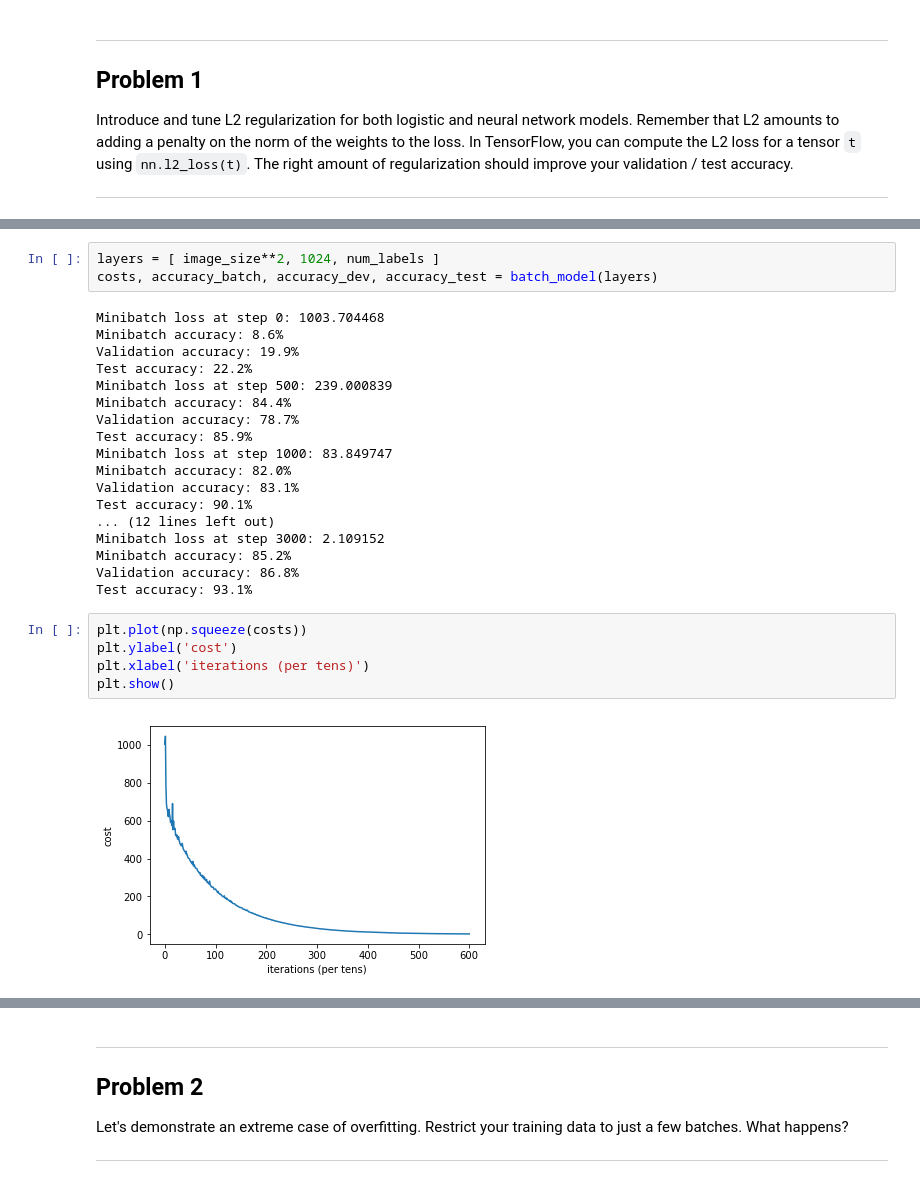
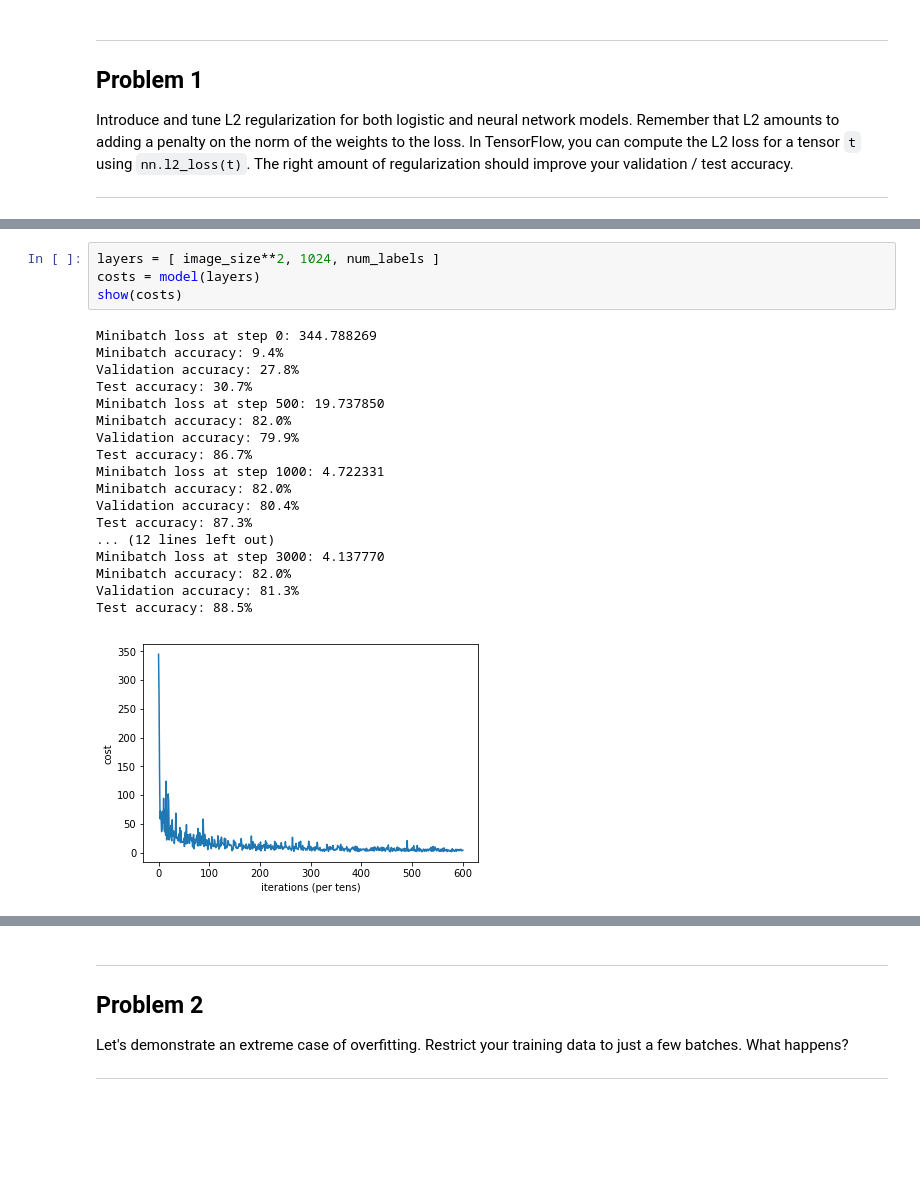
Before and after one commit to dlarionov/ud730, a Jupyter notebook: 3_regularization.ipynb, the cells around one changed output, grey strips where cells are left out. Cells and saved outputs as stored; diff of their text form; blank space fills up the shorter version.

```diff
--- a/3_regularization.ipynb
+++ b/3_regularization.ipynb
@@ -173,28 +218,23 @@ Test accuracy: 87.7%
 # %%
 layers = [ image_size**2, 1024, num_labels ]
-costs, accuracy_batch, accuracy_dev, accuracy_test = batch_model(layers)
+costs = model(layers)
+show(costs)
 # %% [output]
-Minibatch loss at step 0: 1003.704468
-Minibatch accuracy: 8.6%
-Validation accuracy: 19.9%
-Test accuracy: 22.2%
-Minibatch loss at step 500: 239.000839
-Minibatch accuracy: 84.4%
-Validation accuracy: 78.7%
-Test accuracy: 85.9%
-Minibatch loss at step 1000: 83.849747
+Minibatch loss at step 0: 344.788269
+Minibatch accuracy: 9.4%
+Validation accuracy: 27.8%
+Test accuracy: 30.7%
+Minibatch loss at step 500: 19.737850
 Minibatch accuracy: 82.0%
-Validation accuracy: 83.1%
-Test accuracy: 90.1%
+Validation accuracy: 79.9%
+Test accuracy: 86.7%
+Minibatch loss at step 1000: 4.722331
+Minibatch accuracy: 82.0%
+Validation accuracy: 80.4%
+Test accuracy: 87.3%
 ... (12 lines left out)
-Minibatch loss at step 3000: 2.109152
-Minibatch accuracy: 85.2%
-Validation accuracy: 86.8%
-Test accuracy: 93.1%
+Minibatch loss at step 3000: 4.137770
+Minibatch accuracy: 82.0%
+Validation accuracy: 81.3%
+Test accuracy: 88.5%
+[figure, added]
-# %%
-plt.plot(np.squeeze(costs))
-plt.ylabel('cost')
-plt.xlabel('iterations (per tens)')
-plt.show()
-# %% [output]
-[figure, removed]
```
Also changed, not shown: parts of 13 cells of this notebook.
